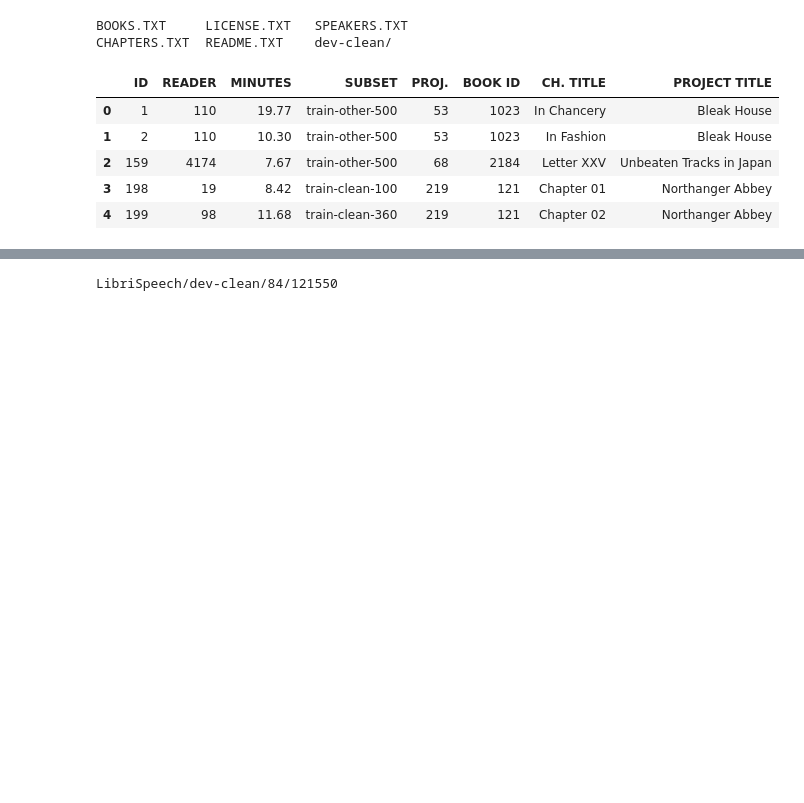
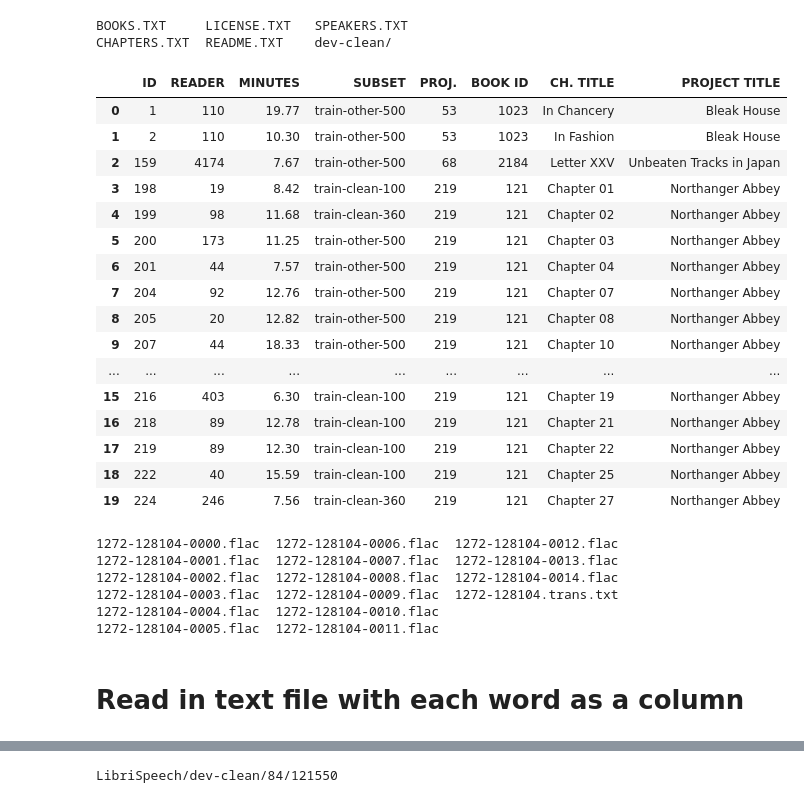
Before and after one commit to puga-42/Speech_Detection, a Jupyter notebook: EDA.ipynb, the cells around one changed output, grey strips where cells are left out. Saved outputs shown, nothing was run; the diff lists cells and outputs as text; code cells hidden in the pictures; blank space fills up the shorter version.

```diff
--- a/EDA.ipynb
+++ b/EDA.ipynb
@@ -12,10 +18,33 @@ import os
 # %%
 chapters = pd.read_csv('LibriSpeech/CHAPTERS.TXT', delimiter='|')
-chapters.head()
+chapters.sort_values('BOOK ID').head(20)
+chapters.head(20)
 # %% [output]
 |  | ID | READER | MINUTES | SUBSET | PROJ. | BOOK ID | CH. TITLE | PROJECT TITLE |
 | 0 | 1 | 110 | 19.77 | train-other-500 | 53 | 1023 | In Chancery | Bleak House |
 | 1 | 2 | 110 | 10.30 | train-other-500 | 53 | 1023 | In Fashion | Bleak House |
 | 2 | 159 | 4174 | 7.67 | train-other-500 | 68 | 2184 | Letter XXV | Unbeaten Tracks in Japan |
 | 3 | 198 | 19 | 8.42 | train-clean-100 | 219 | 121 | Chapter 01 | Northanger Abbey |
 | 4 | 199 | 98 | 11.68 | train-clean-360 | 219 | 121 | Chapter 02 | Northanger Abbey |
+| 5 | 200 | 173 | 11.25 | train-other-500 | 219 | 121 | Chapter 03 | Northanger Abbey |
+| 6 | 201 | 44 | 7.57 | train-other-500 | 219 | 121 | Chapter 04 | Northanger Abbey |
+| 7 | 204 | 92 | 12.76 | train-other-500 | 219 | 121 | Chapter 07 | Northanger Abbey |
+| 8 | 205 | 20 | 12.82 | train-other-500 | 219 | 121 | Chapter 08 | Northanger Abbey |
+| 9 | 207 | 44 | 18.33 | train-other-500 | 219 | 121 | Chapter 10 | Northanger Abbey |
+| ... | ... | ... | ... | ... | ... | ... | ... | ... |
+| 15 | 216 | 403 | 6.30 | train-clean-100 | 219 | 121 | Chapter 19 | Northanger Abbey |
+| 16 | 218 | 89 | 12.78 | train-clean-100 | 219 | 121 | Chapter 21 | Northanger Abbey |
+| 17 | 219 | 89 | 12.30 | train-clean-100 | 219 | 121 | Chapter 22 | Northanger Abbey |
+| 18 | 222 | 40 | 15.59 | train-clean-100 | 219 | 121 | Chapter 25 | Northanger Abbey |
+| 19 | 224 | 246 | 7.56 | train-clean-360 | 219 | 121 | Chapter 27 | Northanger Abbey |
+# %%
+ls LibriSpeech/dev-clean/1272/128104
+# %% [output]
+1272-128104-0000.flac  1272-128104-0006.flac  1272-128104-0012.flac
+1272-128104-0001.flac  1272-128104-0007.flac  1272-128104-0013.flac
+1272-128104-0002.flac  1272-128104-0008.flac  1272-128104-0014.flac
+1272-128104-0003.flac  1272-128104-0009.flac  1272-128104.trans.txt
+1272-128104-0004.flac  1272-128104-0010.flac
+1272-128104-0005.flac  1272-128104-0011.flac
+# %% [markdown]
+# Read in text file with each word as a column
```
Also changed, not shown: parts of 15 cells of this notebook.
